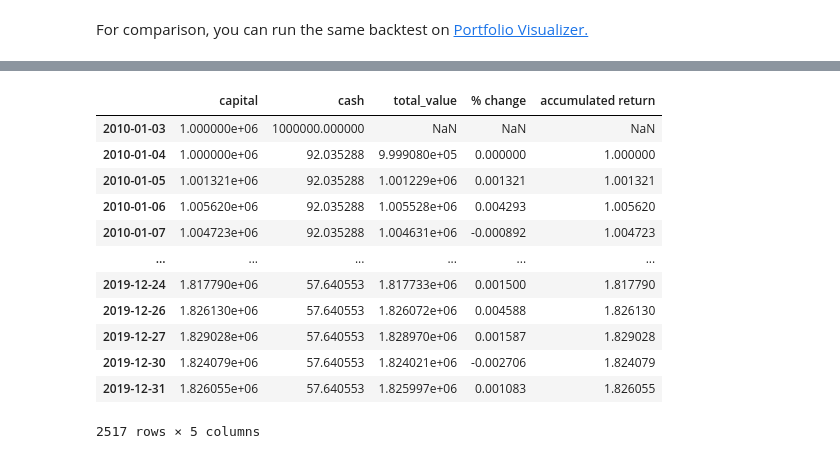
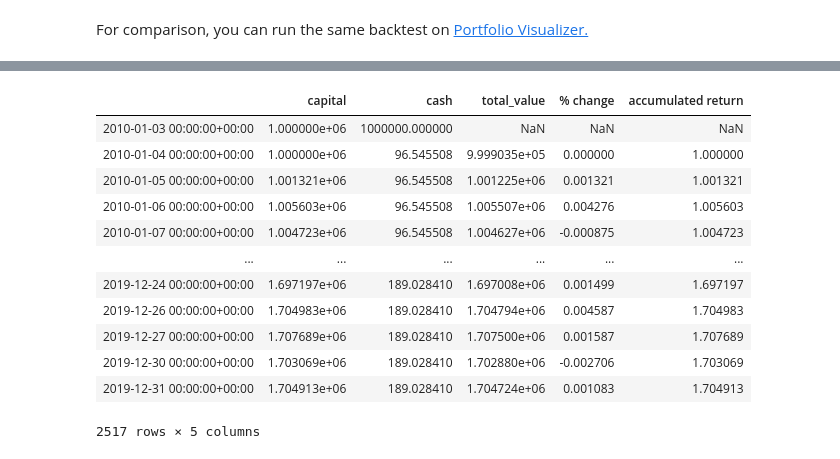
Before and after one commit to lambdaclass/options_backtester, a Jupyter notebook: asset_backtester/examples/example.ipynb, the cells around one changed output, grey strips where cells are left out. Cells and saved outputs as stored; diff of their text form; code cells hidden in the pictures.

Commit message:
Fixed imports. Run examples using data from Tiingo

```diff
--- a/asset_backtester/examples/example.ipynb
+++ b/asset_backtester/examples/example.ipynb
@@ -5 +1,7 @@ import os
+# %%
+import os
+import sys
+
+backtester_dir = os.path.realpath(os.path.join(os.getcwd(), '..', '..'))
+sys.path.append(backtester_dir) # Add backtester base dir to $PYTHONPATH
 # %%
@@ -36 +45,5 @@ df.to_csv("data/portfolio_data.csv", index=False)
+# %%
+data_dir = os.path.join(backtester_dir, 'data')
+save_path = os.path.join(data_dir, 'portfolio_data.csv')
+symbols.to_csv(save_path)
 # %% [markdown]
@@ -142,5 +142,8 @@ ivy_df.to_csv("data/ivy_portfolio_data.csv", index=False)
+# %%
+ivy_data_path = os.path.join(data_dir, 'ivy_portfolio_data.csv')
+ivy_data.to_csv(ivy_data_path)
 # %%
-data = HistoricalAssetData("data/ivy_portfolio_data.csv")
+data = HistoricalAssetData(ivy_data_path)
 schema = data.schema
 # %%
 data
@@ -205,6 +208,6 @@ monthly_returns_heatmap(bt.balance)
 For comparison, you can run the same backtest on [Portfolio Visualizer.](https://www.portfoliovisualizer.com/backtest-portfolio)
 # %%
 # Monthly rebalancing
-bt.run(initial_capital = 1_000_000, periods='1')
+bt.run(initial_capital=1_000_000, periods=1)
 # %% [output]
 0% [██████████████████████████████] 100% | ETA: 00:00:00
@@ -212,15 +215,15 @@ Total time elapsed: 00:00:22
 |  | capital | cash | total_value | % change | accumulated return |
-| 2010-01-03 | 1.000000e+06 | 1000000.000000 | NaN | NaN | NaN |
-| 2010-01-04 | 1.000000e+06 | 92.035288 | 9.999080e+05 | 0.000000 | 1.000000 |
-| 2010-01-05 | 1.001321e+06 | 92.035288 | 1.001229e+06 | 0.001321 | 1.001321 |
-| 2010-01-06 | 1.005620e+06 | 92.035288 | 1.005528e+06 | 0.004293 | 1.005620 |
-| 2010-01-07 | 1.004723e+06 | 92.035288 | 1.004631e+06 | -0.000892 | 1.004723 |
+| 2010-01-03 00:00:00+00:00 | 1.000000e+06 | 1000000.000000 | NaN | NaN | NaN |
+| 2010-01-04 00:00:00+00:00 | 1.000000e+06 | 96.545508 | 9.999035e+05 | 0.000000 | 1.000000 |
+| 2010-01-05 00:00:00+00:00 | 1.001321e+06 | 96.545508 | 1.001225e+06 | 0.001321 | 1.001321 |
+| 2010-01-06 00:00:00+00:00 | 1.005603e+06 | 96.545508 | 1.005507e+06 | 0.004276 | 1.005603 |
+| 2010-01-07 00:00:00+00:00 | 1.004723e+06 | 96.545508 | 1.004627e+06 | -0.000875 | 1.004723 |
 | ... | ... | ... | ... | ... | ... |
-| 2019-12-24 | 1.817790e+06 | 57.640553 | 1.817733e+06 | 0.001500 | 1.817790 |
-| 2019-12-26 | 1.826130e+06 | 57.640553 | 1.826072e+06 | 0.004588 | 1.826130 |
-| 2019-12-27 | 1.829028e+06 | 57.640553 | 1.828970e+06 | 0.001587 | 1.829028 |
-| 2019-12-30 | 1.824079e+06 | 57.640553 | 1.824021e+06 | -0.002706 | 1.824079 |
-| 2019-12-31 | 1.826055e+06 | 57.640553 | 1.825997e+06 | 0.001083 | 1.826055 |
+| 2019-12-24 00:00:00+00:00 | 1.697197e+06 | 189.028410 | 1.697008e+06 | 0.001499 | 1.697197 |
+| 2019-12-26 00:00:00+00:00 | 1.704983e+06 | 189.028410 | 1.704794e+06 | 0.004587 | 1.704983 |
+| 2019-12-27 00:00:00+00:00 | 1.707689e+06 | 189.028410 | 1.707500e+06 | 0.001587 | 1.707689 |
+| 2019-12-30 00:00:00+00:00 | 1.703069e+06 | 189.028410 | 1.702880e+06 | -0.002706 | 1.703069 |
+| 2019-12-31 00:00:00+00:00 | 1.704913e+06 | 189.028410 | 1.704724e+06 | 0.001083 | 1.704913 |
 2517 rows × 5 columns
 # %%
 returns_chart(bt.balance)
```
Also changed, not shown: parts of 37 cells of this notebook, 7 other files.
